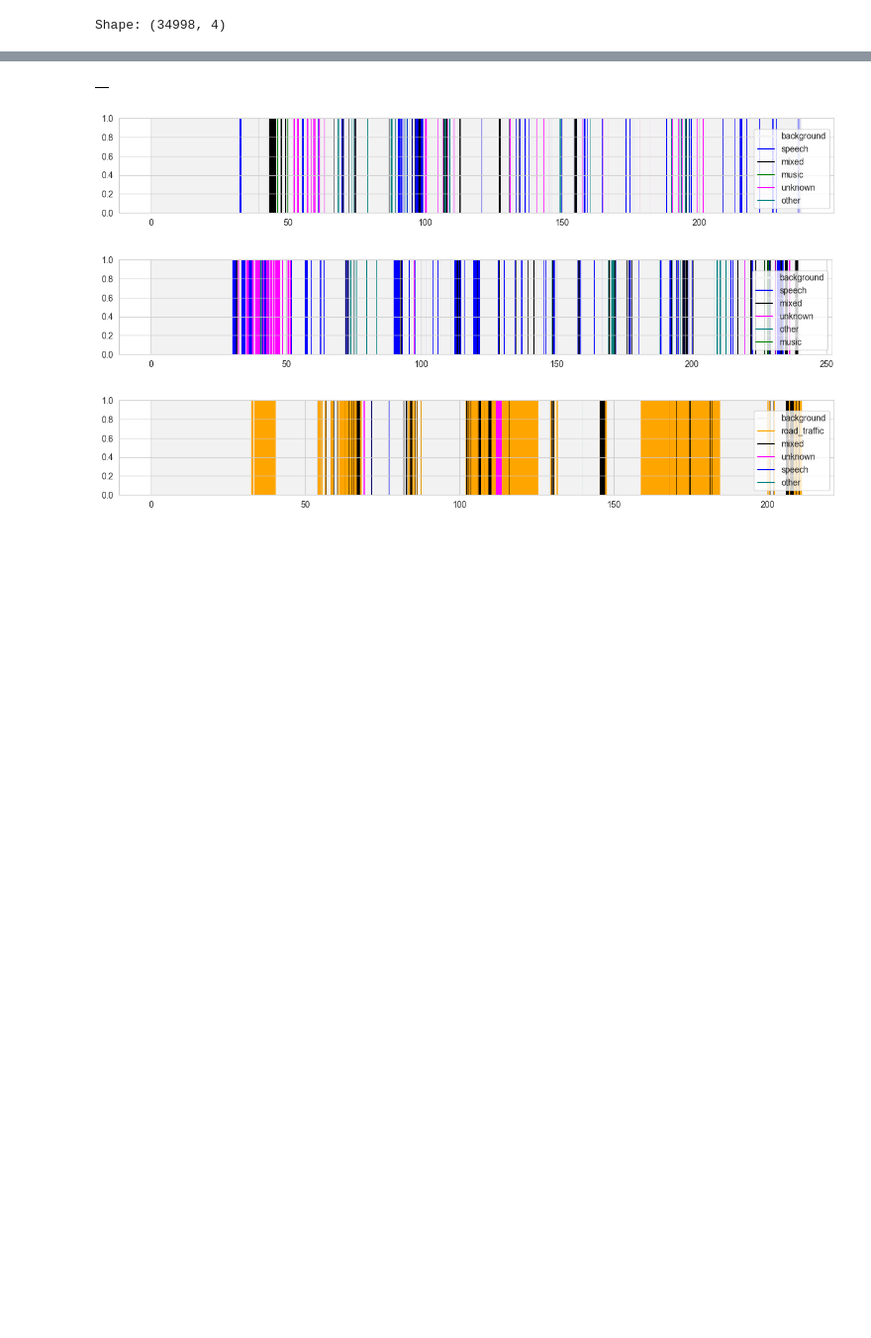
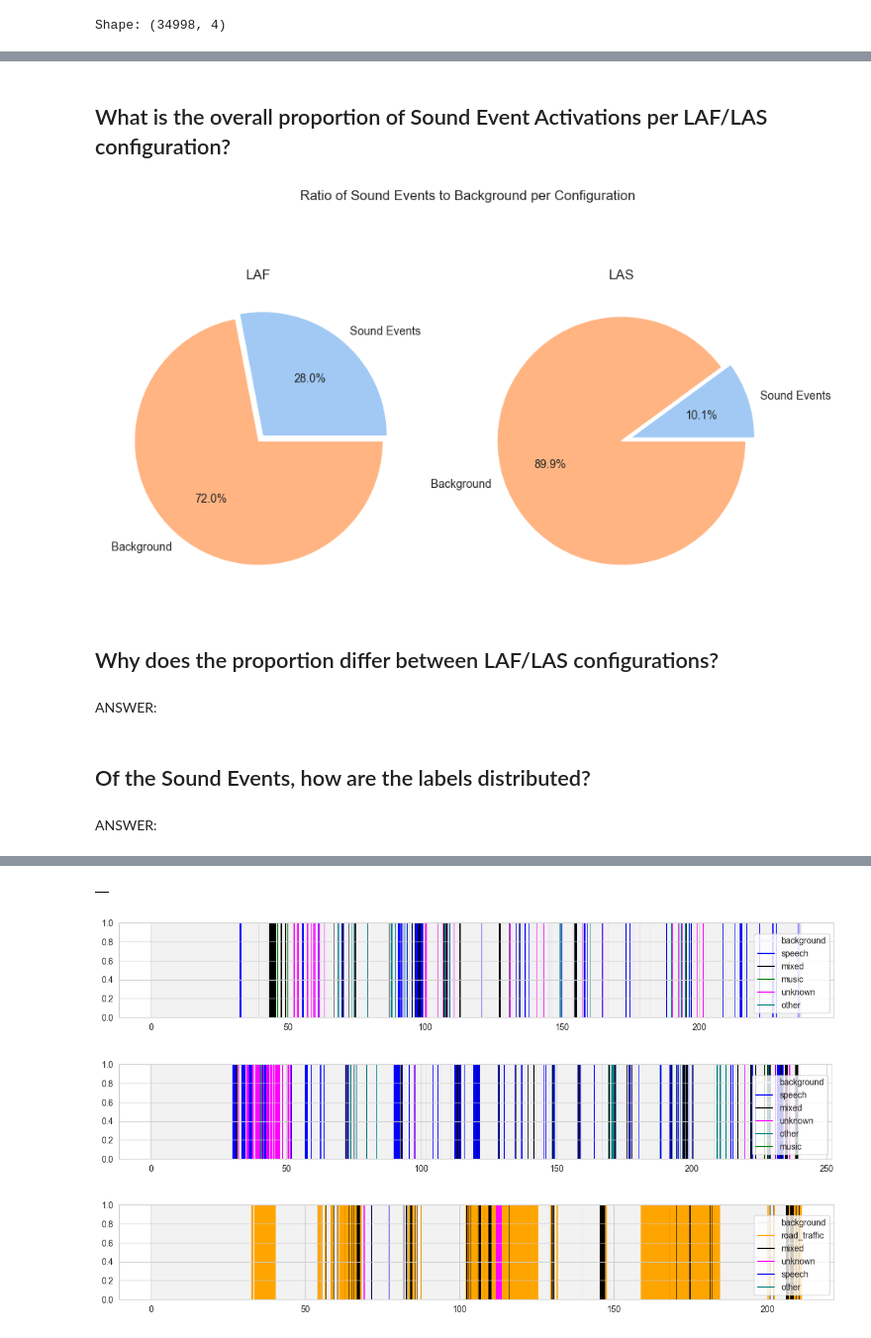
Before and after one commit to jonnor/dominant-sound, a Jupyter notebook: notebooks/Time_Dominance_EDA.ipynb, the cells around one changed output, grey strips where cells are left out. Shown at 99% size. Cells and saved outputs as stored; diff of their text form; code cells hidden in the pictures; blank space fills up the shorter version.

```diff
--- a/notebooks/Time_Dominance_EDA.ipynb
+++ b/notebooks/Time_Dominance_EDA.ipynb
@@ -214,0 +166,2 @@ plt.show()
+# %%
+LAF_values = LAF['label'].value_counts(normalize=True).mul(100)
@@ -214,0 +183,3 @@ plt.show()
+# %%
+LAS_values = LAS['label'].value_counts(normalize=True).mul(100)
+LAS_values
@@ -214,0 +199,40 @@ plt.show()
+# %% [markdown]
+## What is the overall proportion of Sound Event Activations per LAF/LAS configuration?
+# %%
+LAF_bck = round(LAF_values['background'], 2)
+LAF_sed_to_background = (round(100-LAF_bck, 2), LAF_bck)
+
+LAF_sed_to_background
+# %%
+LAS_bck = round(LAS_values['background'], 2)
+LAS_sed_to_background = (round(100-LAS_bck, 2), LAS_bck)
+
+LAS_sed_to_background
+# %%
+colors = sns.color_palette('pastel')[0:2]
+fig = plt.figure(figsize=(9,6), constrained_layout=True)
+#1 row 2 columns
+fig.suptitle('Ratio of Sound Events to Background per Configuration')
+#first row, first column
+ax1 = plt.subplot2grid((1,2),(0,1))
+explode = [0.075, 0]
+plt.pie(LAS_sed_to_background, labels=['Sound Events', 'Background'], autopct='%1.1f%%', colors=colors, explode=explode)
+plt.title('LAS')
+
+#first row sec column
+ax1 = plt.subplot2grid((1,2),(0,0))
+explode = [0.05, 0]
+plt.pie(LAF_sed_to_background, labels=['Sound Events', 'Background'], autopct='%1.1f%%', colors=colors, explode=explode)
+plt.title('LAF')
+
+plt.show()
+# %% [output]
+[figure, added]
+# %% [markdown]
+## Why does the proportion differ between LAF/LAS configurations?
+# %% [markdown]
+ANSWER:
+# %% [markdown]
+## Of the Sound Events, how are the labels distributed?
+# %% [markdown]
+ANSWER:
```
Also changed, not shown: parts of 31 cells of this notebook.
